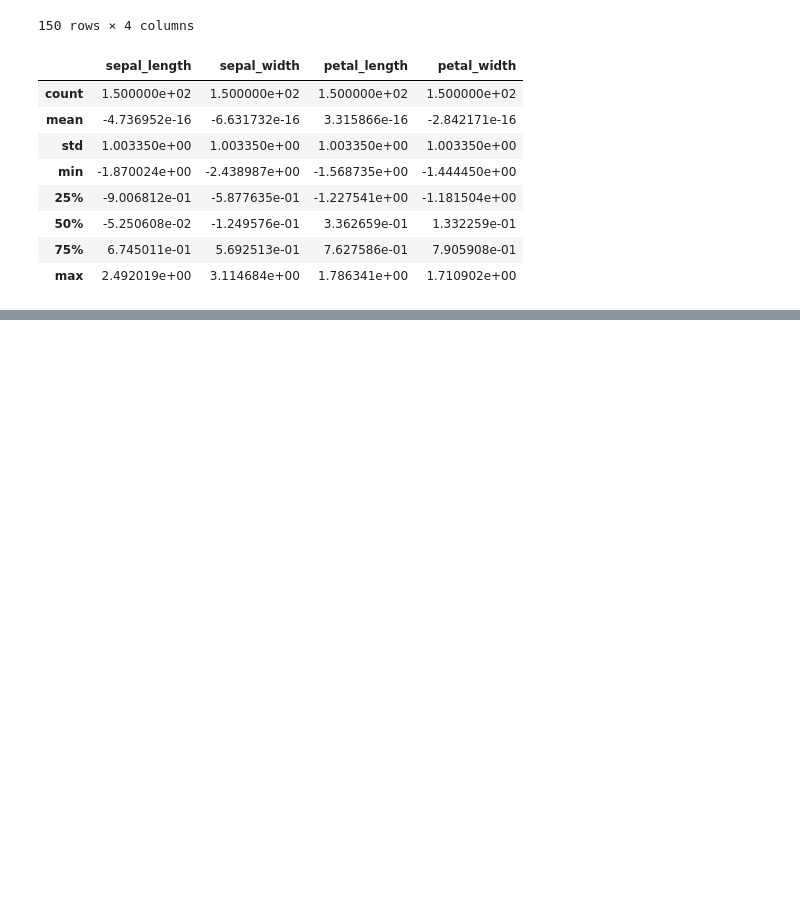
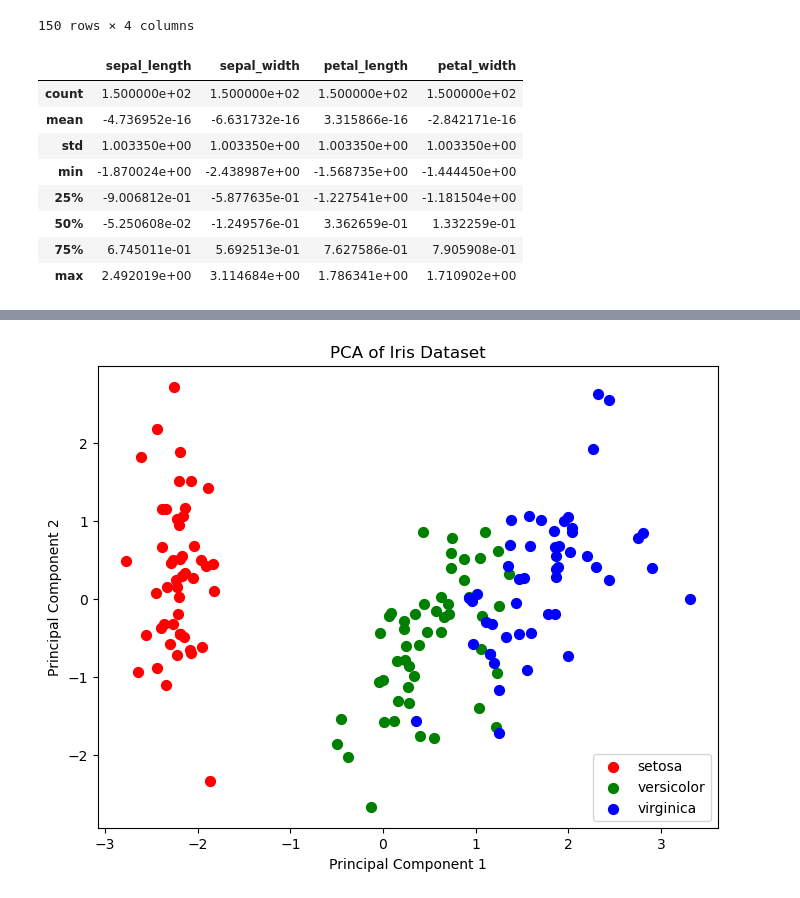
Before and after one commit to mhmdmahdi/Machine-Learning-and-Statistics, a Jupyter notebook: tasks.ipynb, the cells around one changed output, grey strips where cells are left out. Cells and saved outputs as stored; diff of their text form; code cells hidden in the pictures; blank space fills up the shorter version.

```diff
--- a/tasks.ipynb
+++ b/tasks.ipynb
@@ -732,0 +707,15 @@ End
+# %%
+# Create a new PCA instance.
+pca = dec.PCA(n_components=2)
+# %%
+# Fit and transform the standardized data
+principal_components = pca.fit_transform(scaled_data)
+# %%
+# Separate features and target variable
+features = df.drop('class', axis=1)
+target = df['class']
+# %%
+# Create a DataFrame with the principal components
+principal_df = pd.DataFrame(data=principal_components, columns=['Principal Component 1', 'Principal Component 2'])
+final_df = pd.concat([principal_df, target], axis=1)
+final_df
@@ -732,0 +736,18 @@ End
+# %%
+# Plot the results
+plt.figure(figsize=(8, 6))
+species = target.unique()
+colors = ['r', 'g', 'b']
+for specie, color in zip(species, colors):
+    indices_to_keep = final_df['class'] == specie
+    plt.scatter(final_df.loc[indices_to_keep, 'Principal Component 1'],
+                final_df.loc[indices_to_keep, 'Principal Component 2'],
+                c=color, s=50, label=specie)
+
+plt.xlabel('Principal Component 1')
+plt.ylabel('Principal Component 2')
+plt.legend()
+plt.title('PCA of Iris Dataset')
+plt.show()
+# %% [output]
+[figure, added]
```
Also changed, not shown: parts of 13 cells of this notebook.
